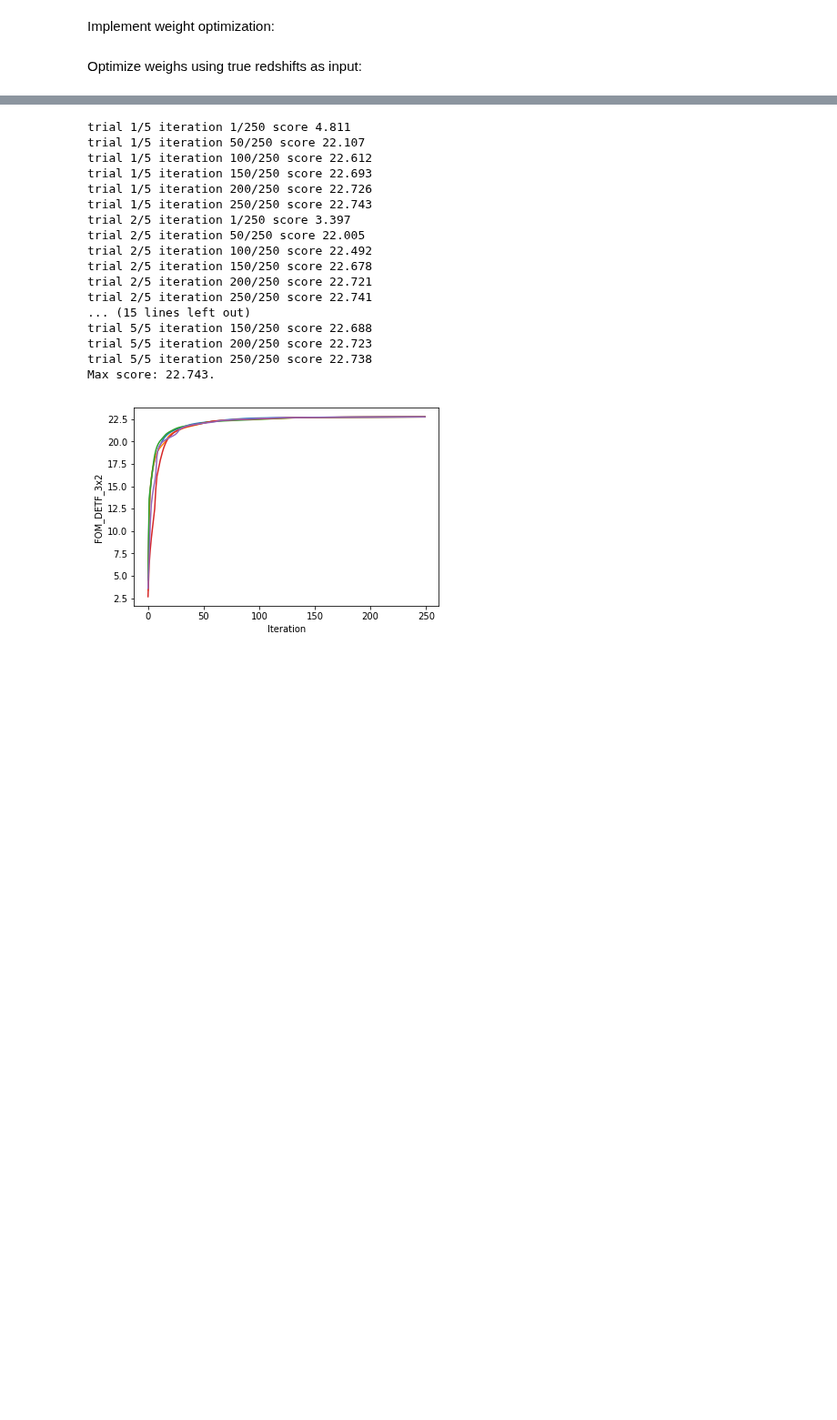
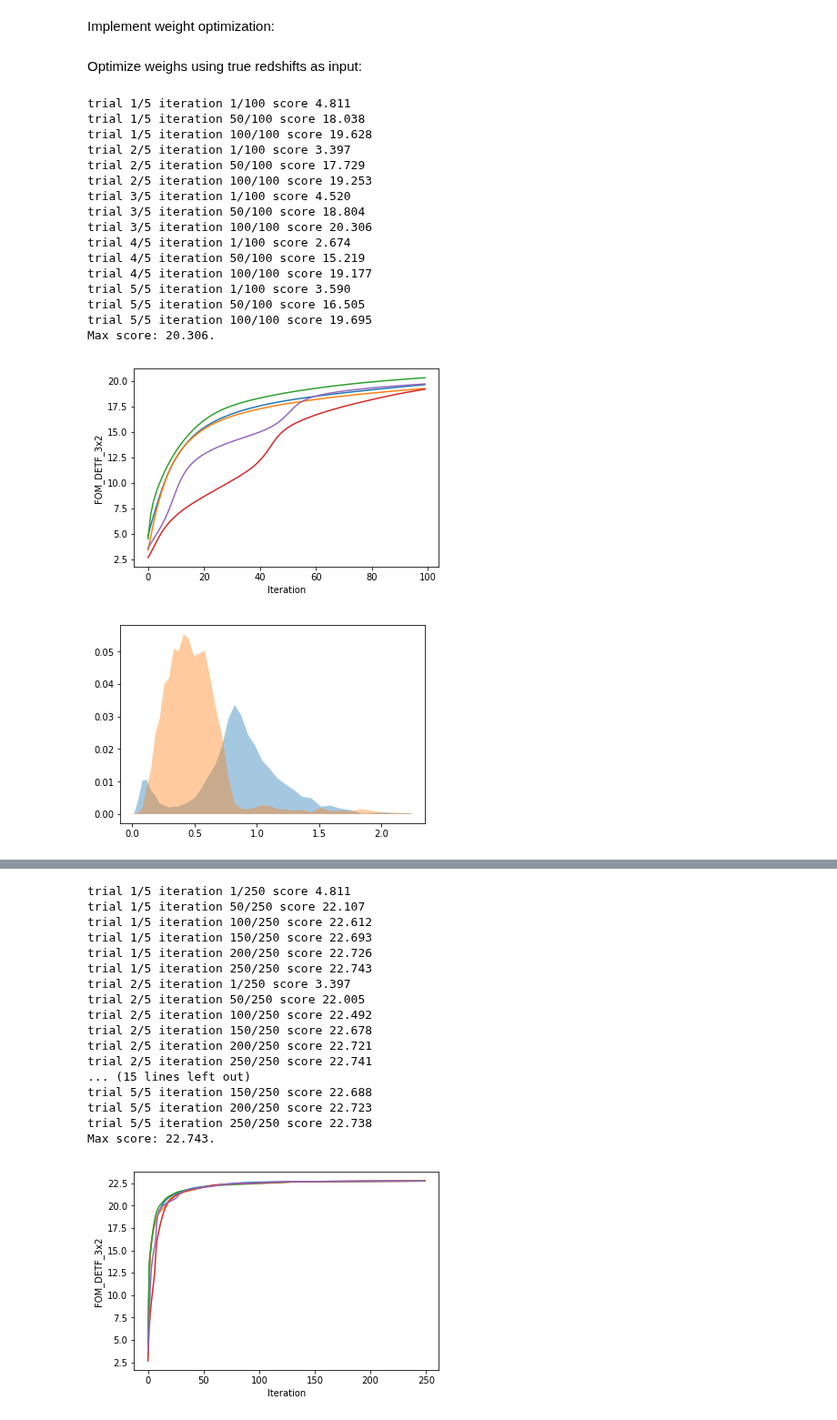
Before and after one commit to dkirkby/zotbin, a Jupyter notebook: Refine.ipynb, the cells around one changed output, grey strips where cells are left out. Shown at 91% size. Saved outputs shown, nothing was run; the diff lists cells and outputs as text; code cells hidden in the pictures; blank space fills up the shorter version.

Commit message:
implement SGD momentum

```diff
--- a/Refine.ipynb
+++ b/Refine.ipynb
@@ -58,7 +58,7 @@ plt.legend();
 # %% [markdown]
 Implement weight optimization:
 # %%
-def train(weight_shape, get_weights, ntrial, niter, eta, seed=123, print_interval=50, plot=True,
+def train(weight_shape, get_weights, ntrial, niter, eta, gamma, seed=123, print_interval=50, plot=True,
           gals_per_arcmin2=20., fsky=0.25, metric='FOM_DETF_3x2'):
 
     @jax.jit
@@ -76,14 +76,17 @@ def train(weight_shape, get_weights, ntrial, niter, eta, seed=123, print_interva
     for itrial in range(ntrial):
         # Random weight initialization.
         p = jnp.array(gen.normal(scale=1., size=weight_shape))
-        # Gradient descent.
+        # Gradient descent with momentum.
+        dplast = jnp.zeros_like(p)
         for it in range(niter):
             score, grads = value_and_score(p)
             scores[itrial, it] = float(score)
             if scores[itrial, it] > max_score:
                 wbest = get_weights(p)
                 max_score = scores[itrial, it]
-            p = p + eta * grads
+            dp = eta * grads + gamma * dplast
+            p += dp
+            dplast = dp
             if it == 0 or (it + 1) % print_interval == 0:
                 print(f'trial {itrial+1}/{ntrial} iteration {it+1}/{niter} score {scores[itrial, it]:.3f}')
 
@@ -103,7 +106,7 @@ def train(weight_shape, get_weights, ntrial, niter, eta, seed=123, print_interva
 # %% [markdown]
 Optimize weighs using true redshifts as input:
 # %%
-def optimize_truez(dndz, nbin=2, ntrial=5, niter=100, eta=1.):
+def optimize_truez(dndz, nbin=2, ntrial=5, niter=100, eta=1., gamma=0.1):
 
     dndz = jnp.array(dndz)
     dndz /= dndz.sum()
@@ -113,4 +116,25 @@ def optimize_truez(dndz, nbin=2, ntrial=5, niter=100, eta=1.):
         w = jnp.exp(p)
         return w / w.sum(axis=0) * dndz
 
-    wbest, max_score, scores = train((nbin, len(dndz)), get_weights, ntrial, niter, eta)
+    wbest, max_score, scores = train((nbin, len(dndz)), get_weights, ntrial, niter, eta, gamma)
+# %%
+optimize_truez(dndz_buz, 2, 5, 100, eta=0.1, gamma=0.);
+# %% [output]
+trial 1/5 iteration 1/100 score 4.811
+trial 1/5 iteration 50/100 score 18.038
+trial 1/5 iteration 100/100 score 19.628
+trial 2/5 iteration 1/100 score 3.397
+trial 2/5 iteration 50/100 score 17.729
+trial 2/5 iteration 100/100 score 19.253
+trial 3/5 iteration 1/100 score 4.520
+trial 3/5 iteration 50/100 score 18.804
+trial 3/5 iteration 100/100 score 20.306
+trial 4/5 iteration 1/100 score 2.674
+trial 4/5 iteration 50/100 score 15.219
+trial 4/5 iteration 100/100 score 19.177
+trial 5/5 iteration 1/100 score 3.590
+trial 5/5 iteration 50/100 score 16.505
+trial 5/5 iteration 100/100 score 19.695
+Max score: 20.306.
+[figure, added]
+[figure, added]
```
Also changed, not shown: parts of 2 cells of this notebook.
